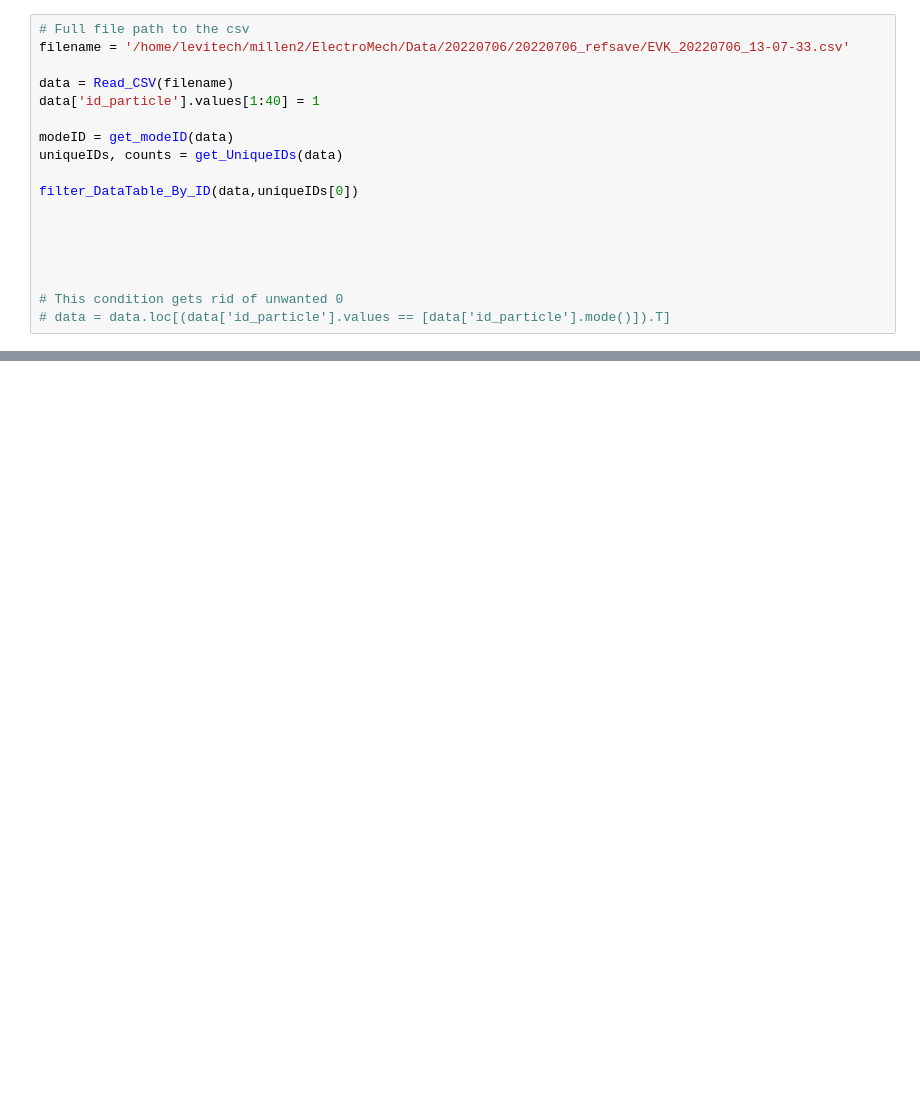
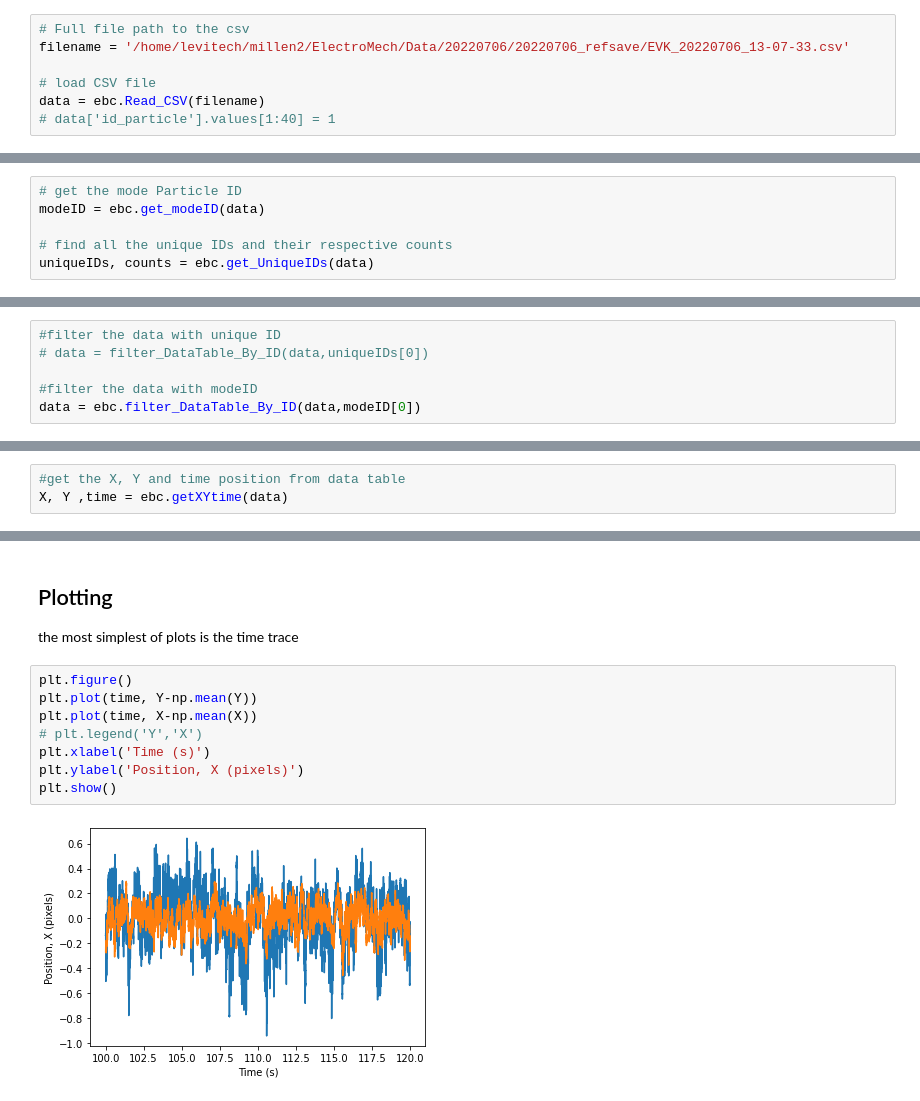
Before and after one commit to muddassarrashid/myPythonLibrary, a Jupyter notebook: Developing Python Functions for EVK analysis.ipynb, the cells around one changed output, grey strips where cells are left out. Drawn from its saved outputs; the diff is of its cells as text; blank space fills up the shorter version.

```diff
--- a/Developing Python Functions for EVK analysis.ipynb
+++ b/Developing Python Functions for EVK analysis.ipynb
@@ -36,17 +27,6 @@ def filter_DataTable_By_ID(DataTable, ID):
 # Full file path to the csv
 filename = '/home/levitech/millen2/ElectroMech/Data/20220706/20220706_refsave/EVK_20220706_13-07-33.csv'
 
-data = Read_CSV(filename)
-data['id_particle'].values[1:40] = 1
-
-modeID = get_modeID(data)
-uniqueIDs, counts = get_UniqueIDs(data)
-
-filter_DataTable_By_ID(data,uniqueIDs[0])
-
-
-
-
-
-# This condition gets rid of unwanted 0
-# data = data.loc[(data['id_particle'].values == [data['id_particle'].mode()]).T]
+# load CSV file
+data = ebc.Read_CSV(filename)
+# data['id_particle'].values[1:40] = 1
@@ -72,0 +37,6 @@ we can define this particle act as a function that simply loads the file
+# %%
+# get the mode Particle ID
+modeID = ebc.get_modeID(data)
+
+# find all the unique IDs and their respective counts
+uniqueIDs, counts = ebc.get_UniqueIDs(data)
@@ -72,0 +47,6 @@ we can define this particle act as a function that simply loads the file
+# %%
+#filter the data with unique ID
+# data = filter_DataTable_By_ID(data,uniqueIDs[0])
+
+#filter the data with modeID
+data = ebc.filter_DataTable_By_ID(data,modeID[0])
@@ -72,0 +57,3 @@ we can define this particle act as a function that simply loads the file
+# %%
+#get the X, Y and time position from data table
+X, Y ,time = ebc.getXYtime(data)
@@ -72,0 +71,14 @@ we can define this particle act as a function that simply loads the file
+# %% [markdown]
+## Plotting
+
+the most simplest of plots is the time trace
+# %%
+plt.figure()
+plt.plot(time, Y-np.mean(Y))
+plt.plot(time, X-np.mean(X))
+# plt.legend('Y','X')
+plt.xlabel('Time (s)')
+plt.ylabel('Position, X (pixels)')
+plt.show()
+# %% [output]
+[figure, added]
```
Also changed, not shown: parts of 16 cells of this notebook.
